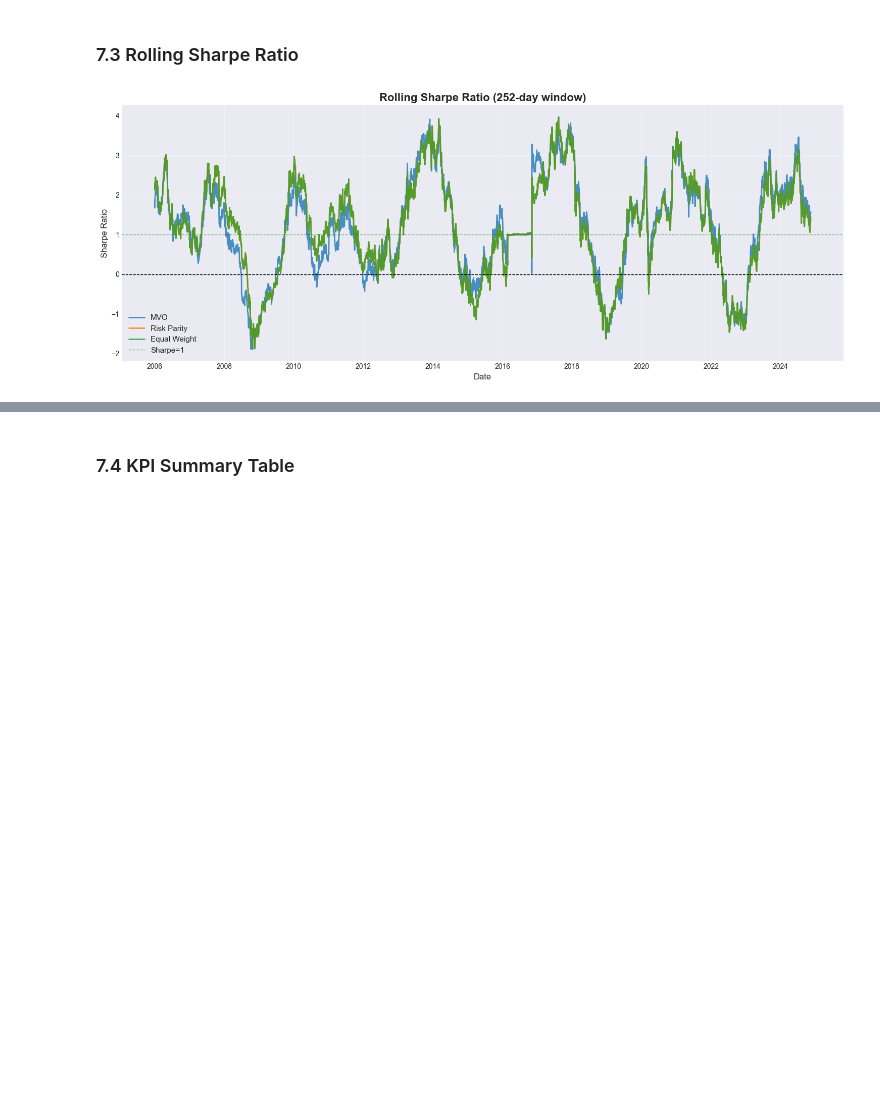
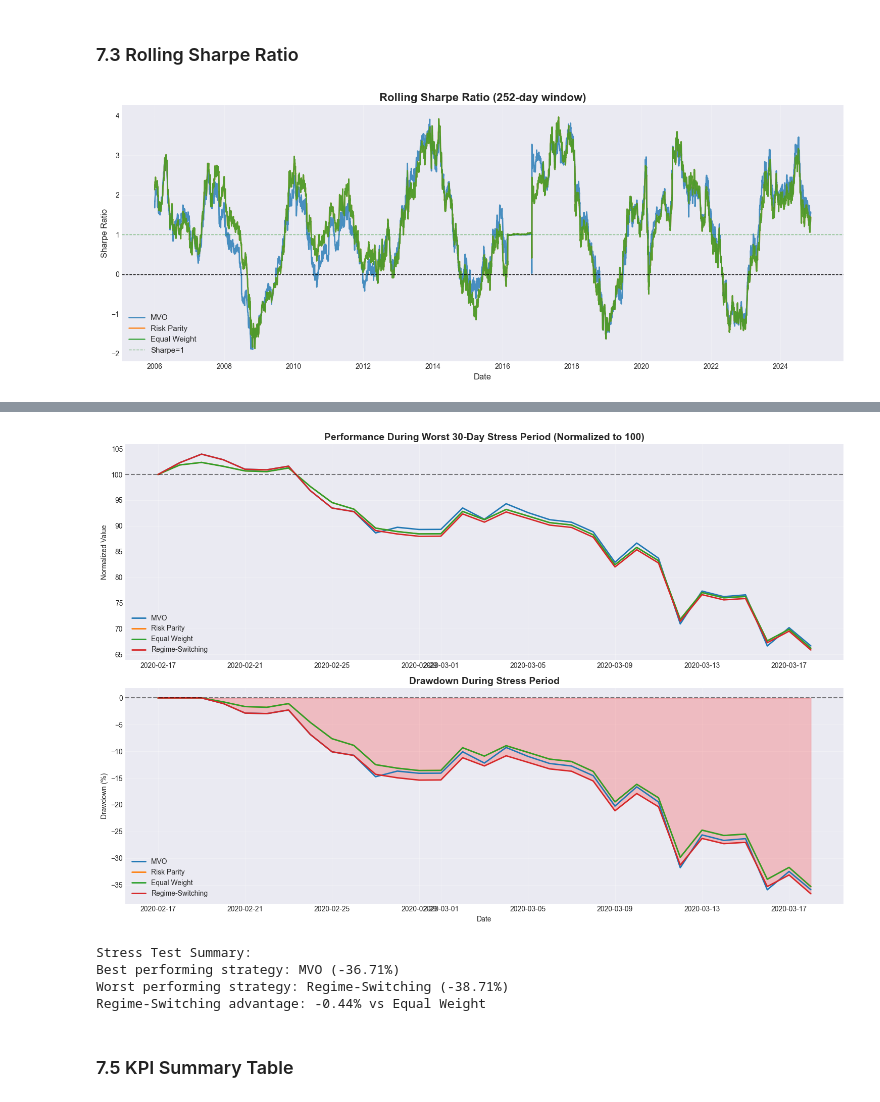
Before and after one commit to abhishukla0204/PortfolioBuilding, a Jupyter notebook: portfolio_optimization.ipynb, the cells around one changed output, grey strips where cells are left out. Cells and saved outputs as stored; diff of their text form; code cells hidden in the pictures; blank space fills up the shorter version.

```diff
--- a/portfolio_optimization.ipynb
+++ b/portfolio_optimization.ipynb
@@ -994,0 +1155,69 @@ plt.show()
+# %%
+# Identify stress periods
+# 1. Find worst 30-day rolling return period
+rolling_returns_30 = all_results.pct_change(30)
+worst_date = rolling_returns_30.mean(axis=1).idxmin()
+stress_start = worst_date - pd.Timedelta(days=30)
+stress_end = worst_date
+
+print("Stress Test Analysis")
+print(f"\nWorst 30-day period identified: {stress_start.date()} to {stress_end.date()}")
+# Calculate stress metrics
+stress_results = all_results.loc[stress_start:stress_end]
+stress_returns = stress_results.pct_change().sum()
+
+print(f"\nStress Period Returns (30 days):")
+for col in stress_returns.sort_values(ascending=False).items():
+    print(f"{col[0]:20}: {col[1]*100:+7.2f}%")
+
+# Calculate max drawdown during stress - FIX: Properly compute for each column
+stress_drawdowns_dict = {}
+for col in all_results.columns:
+    cumulative = stress_results[col]
+    running_max = cumulative.cummax()
+    max_dd = ((cumulative - running_max) / running_max).min() * 100
+    stress_drawdowns_dict[col] = max_dd
+
+print(f"\nMaximum Drawdown During Stress Period:")
+for col in sorted(stress_drawdowns_dict.items(), key=lambda x: x[1], reverse=True):
+    print(f"{col[0]:20}: {col[1]:7.2f}%")
+
+# Visualize stress period
+fig, axes = plt.subplots(2, 1, figsize=(15, 10))
+
+# Normalized performance during stress
+stress_normalized = (stress_results / stress_results.iloc[0]) * 100
+for col in stress_normalized.columns:
+    axes[0].plot(stress_normalized.index, stress_normalized[col], label=col, linewidth=2)
+
+axes[0].axhline(y=100, color='black', linestyle='--', alpha=0.5)
+axes[0].set_title('Performance During Worst 30-Day Stress Period (Normalized to 100)',
+                  fontsize=14, fontweight='bold')
+axes[0].set_ylabel('Normalized Value')
+axes[0].legend()
+axes[0].grid(True, alpha=0.3)
+
+# Drawdown during stress
+for col in all_results.columns:
+    cumulative = stress_results[col]
+    running_max = cumulative.cummax()
+    dd = (cumulative - running_max) / running_max * 100
+    axes[1].plot(dd.index, dd, label=col, linewidth=2)
+
+axes[1].axhline(y=0, color='black', linestyle='--', alpha=0.5)
+axes[1].fill_between(dd.index, 0, dd, alpha=0.2, color='red')
+axes[1].set_title('Drawdown During Stress Period', fontsize=14, fontweight='bold')
+axes[1].set_xlabel('Date')
+axes[1].set_ylabel('Drawdown (%)')
+axes[1].legend()
+axes[1].grid(True, alpha=0.3)
+
+plt.tight_layout()
+plt.show()
+
+# Compare to simple benchmark (NASDAQ)
+print(f"\nStress Test Summary:")
+print(f"Best performing strategy: {stress_returns.idxmax()} ({stress_returns.max()*100:+.2f}%)")
+print(f"Worst performing strategy: {stress_returns.idxmin()} ({stress_returns.min()*100:+.2f}%)")
+print(f"Regime-Switching advantage: {(stress_returns['Regime-Switching'] - stress_returns['Equal Weight'])*100:+.2f}% vs Equal Weight")
+# %% [output]
@@ -995,5 +1239,10 @@ plt.show()
+[figure, added]
+Stress Test Summary:
+Best performing strategy: MVO (-36.71%)
+Worst performing strategy: Regime-Switching (-38.71%)
+Regime-Switching advantage: -0.44% vs Equal Weight
 # %% [markdown]
-### 7.4 KPI Summary Table
+### 7.5 KPI Summary Table
 # %%
 # Create formatted KPI table
 kpi_table = metrics_df[['Cumulative Return', 'Annualized Return', 'Annualized Volatility',
```
Also changed, not shown: parts of 14 cells of this notebook.
